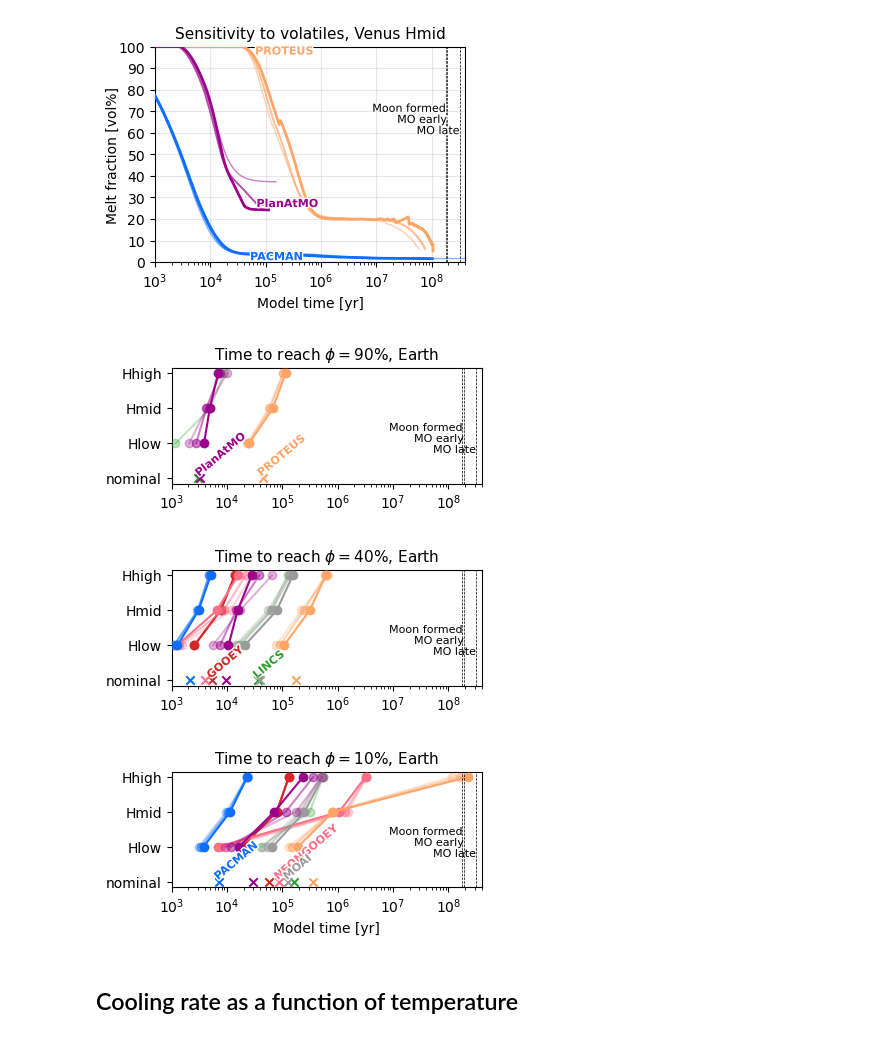
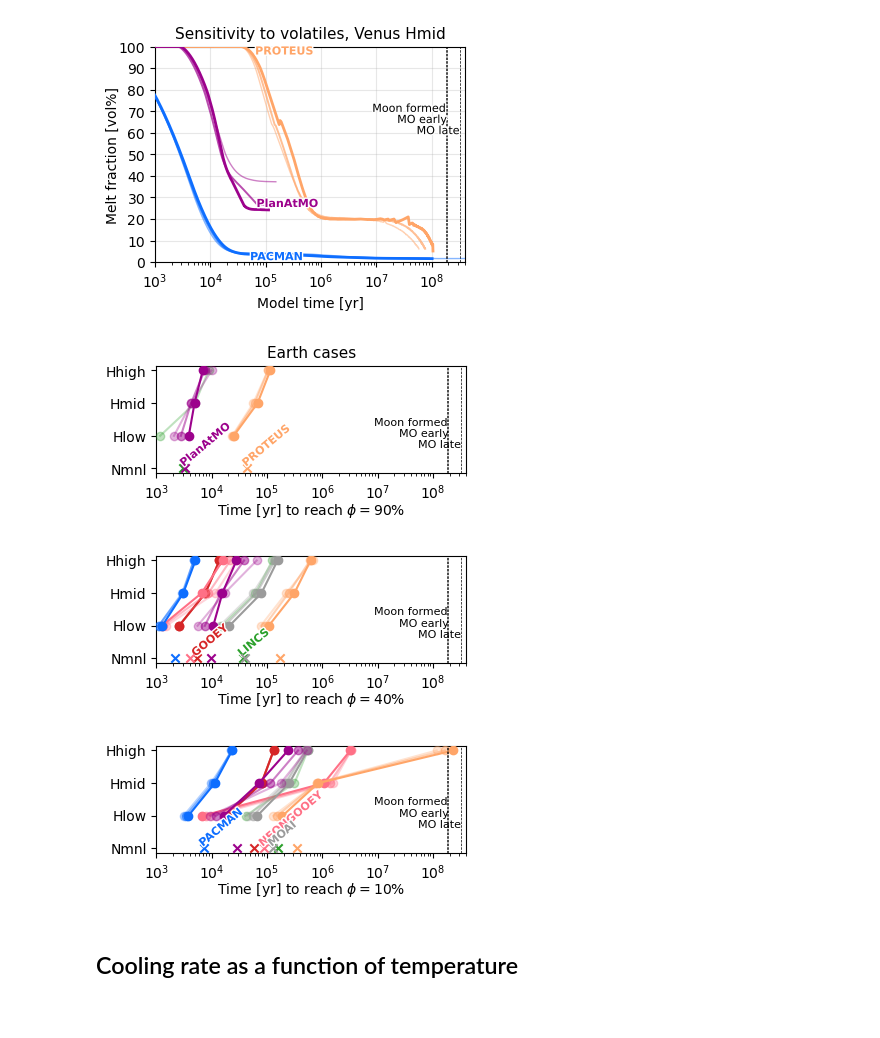
Before and after one commit to lena-noack/chili, a Jupyter notebook: intercomparison/analysis_solarsystem/compare.ipynb, the cells around one changed output. Saved outputs shown, nothing was run; the diff lists cells and outputs as text; code cells hidden in the pictures.

Commit message:
New, prettier plots

```diff
--- a/intercomparison/analysis_solarsystem/compare.ipynb
+++ b/intercomparison/analysis_solarsystem/compare.ipynb
@@ -370,8 +370,8 @@ anno_models = { # which panel to annotate model name in
 }
 
 iplt = 0
-def plot_cooling_time_scat(planet, phi, xlabel=True):
-    fig, ax = plt.subplots(1,1, figsize=(4,1.5))
+def plot_cooling_time_scat(planet, phi, title=True):
+    fig, ax = plt.subplots(1,1, figsize=(4,1.4))
 
     global iplt
 
@@ -388,8 +388,8 @@ def plot_cooling_time_scat(planet, phi, xlabel=True):
         idx = np.argmin(np.abs(d["nominal-evo"]["phi(vol_frac)"] - phi))
         row = d["nominal-evo"].iloc[idx]
 
-        x,y = row[xkey], row[ykey]
-        y = "nominal"
+        x = row[xkey]
+        y = "Nmnl"
         ax.scatter(x, y, color=col, marker='x', zorder=5)
         if anno_models[m] == iplt:
             ax.annotate(lbl, xy=(x, y), color=col, fontsize=8,
@@ -417,43 +417,44 @@ def plot_cooling_time_scat(planet, phi, xlabel=True):
 
                 idx = np.argmin(np.abs(d[case]["phi(vol_frac)"] - phi))
                 row = d[case].iloc[idx]
                 xplt.append(row[xkey])
                 yplt.append(case_h)
 
             if len(xplt) == 0:
                 continue
             ax.plot(xplt, yplt, color=col, alpha=sf*1, zorder=4, marker='o')
 
 
     i = 0
     for k, x in ages_yr.items():
         if x > xmax:
             continue
         ax.axvline(x, color="k", ls="--", lw=0.5, zorder=6)
         ax.annotate(k, xy=(x, "Hmid"), ha="right", fontsize=8, textcoords='offset points', xytext=(0,-8*i))
         i += 1
 
     # ax.legend()
     ax.set_xlim((time_min,xmax))
     ax.set_xscale("log")
-    if xlabel:
-        ax.set_xlabel(get_label(xkey))
 
-    title = r"Time to reach $\phi=$" + f"{phi*100:.0f}%, " + get_label(planet)
-    ax.set_title(title, fontsize=11)
+    if title:
+        ax.set_title(get_label(planet) + " cases", fontsize=11)
+
+    xlbl = r"Time [yr] to reach $\phi=$" + f"{phi*100:.0f}%"
+    ax.set_xlabel(xlbl, labelpad=-0.5)
 
     plt.show()
     fig.savefig(f"out/cooling_time_scat_{phi*100:.0f}.{EXT}", bbox_inches='tight', dpi=DPI)
 
     iplt += 1
 
-plot_cooling_time_scat("earth", 0.9, xlabel=False)
-plot_cooling_time_scat("earth", 0.4, xlabel=False)
-plot_cooling_time_scat("earth", 0.1)
+plot_cooling_time_scat("earth", 0.9)
+plot_cooling_time_scat("earth", 0.4, title=False)
+plot_cooling_time_scat("earth", 0.1, title=False)
 # %% [output]
-[figure, old version]
+[figure, new version]
-[figure, old version]
+[figure, new version]
-[figure, old version]
+[figure, new version]
 # %% [markdown]
 ## Cooling rate as a function of temperature
 # %%
```
Also changed, not shown: parts of 5 cells of this notebook.
